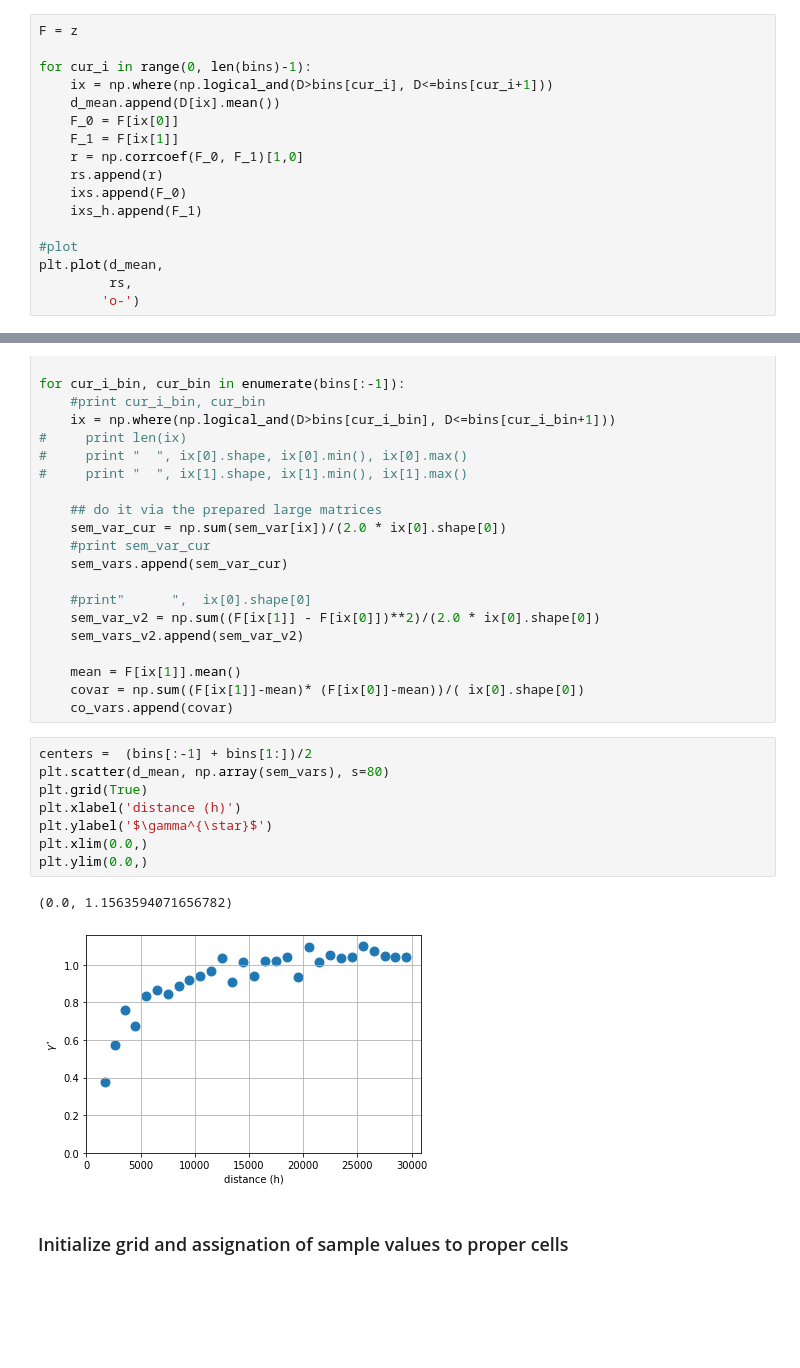
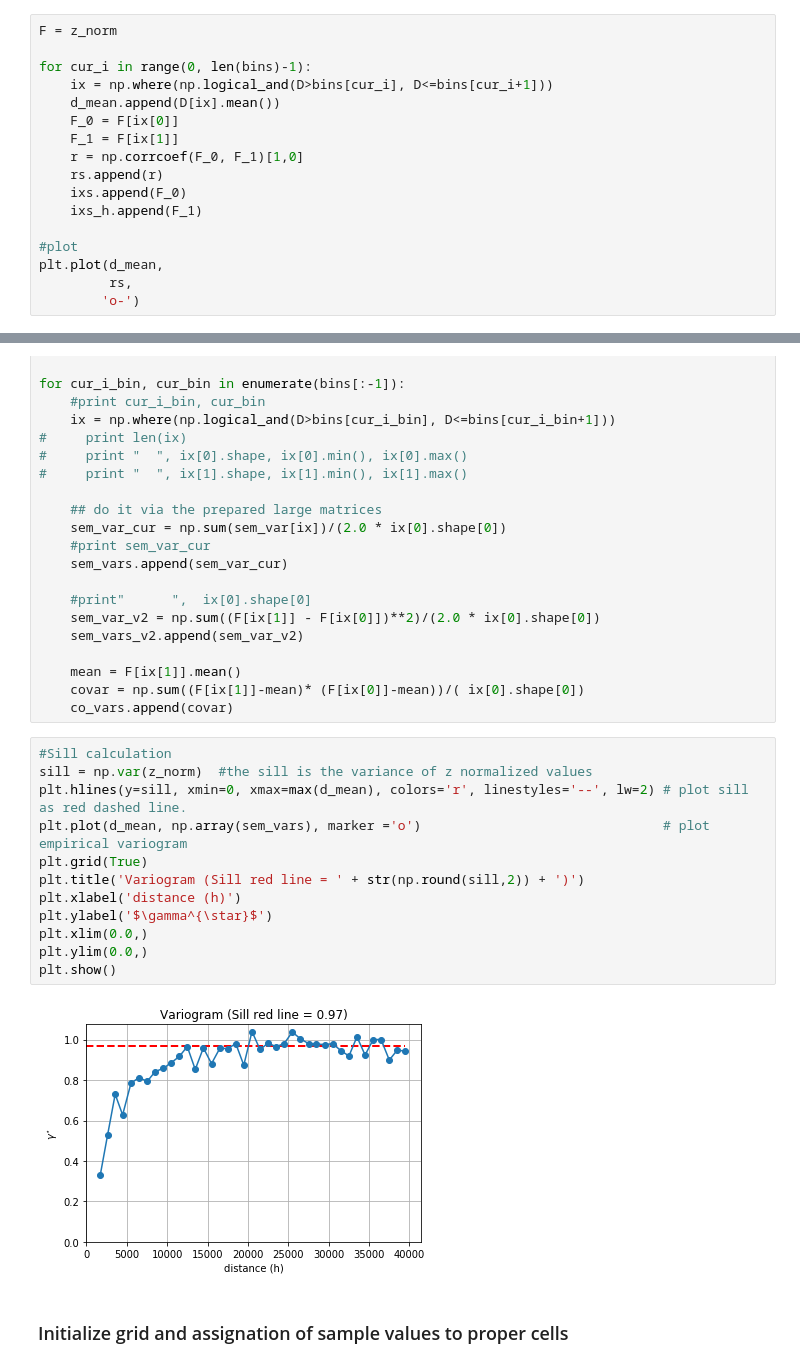
Before and after one commit to sazuluagaz/Geostatistics_Project, a Jupyter notebook: SGS_code_Jimmy_external_data.ipynb, the cells around one changed output, grey strips where cells are left out. Drawn from its saved outputs; the diff is of its cells as text; blank space fills up the shorter version.

```diff
--- a/SGS_code_Jimmy_external_data.ipynb
+++ b/SGS_code_Jimmy_external_data.ipynb
@@ -172,7 +164,7 @@ print(ix.shape)
 # %% [output]
 (2, 26)
 # %%
-F = z
+F = z_norm
 
 for cur_i in range(0, len(bins)-1):
     ix = np.where(np.logical_and(D>bins[cur_i], D<=bins[cur_i+1]))
@@ -220,17 +212,20 @@ for cur_i_bin, cur_bin in enumerate(bins[:-1]):
     mean = F[ix[1]].mean()
     covar = np.sum((F[ix[1]]-mean)* (F[ix[0]]-mean))/( ix[0].shape[0])
     co_vars.append(covar)
-# %%
-centers =  (bins[:-1] + bins[1:])/2
-plt.scatter(d_mean, np.array(sem_vars), s=80)
-plt.grid(True)
-plt.xlabel('distance (h)')
-plt.ylabel('$\gamma^{\star}$')
-plt.xlim(0.0,)
-plt.ylim(0.0,)
-# %% [output]
-(0.0, 1.1563594071656782)
-[figure, removed]
+# %%
+#Sill calculation
+sill = np.var(z_norm)  #the sill is the variance of z normalized values
+plt.hlines(y=sill, xmin=0, xmax=max(d_mean), colors='r', linestyles='--', lw=2) # plot sill as red dashed line.
+plt.plot(d_mean, np.array(sem_vars), marker ='o')                               # plot empirical variogram
+plt.grid(True)
+plt.title('Variogram (Sill red line = ' + str(np.round(sill,2)) + ')')
+plt.xlabel('distance (h)')
+plt.ylabel('$\gamma^{\star}$')
+plt.xlim(0.0,)
+plt.ylim(0.0,)
+plt.show()
+# %% [output]
+[figure, added]
 # %% [markdown]
 ### Initialize grid and assignation of sample values to proper cells
 # %%
```
Also changed, not shown: parts of 36 cells of this notebook.
